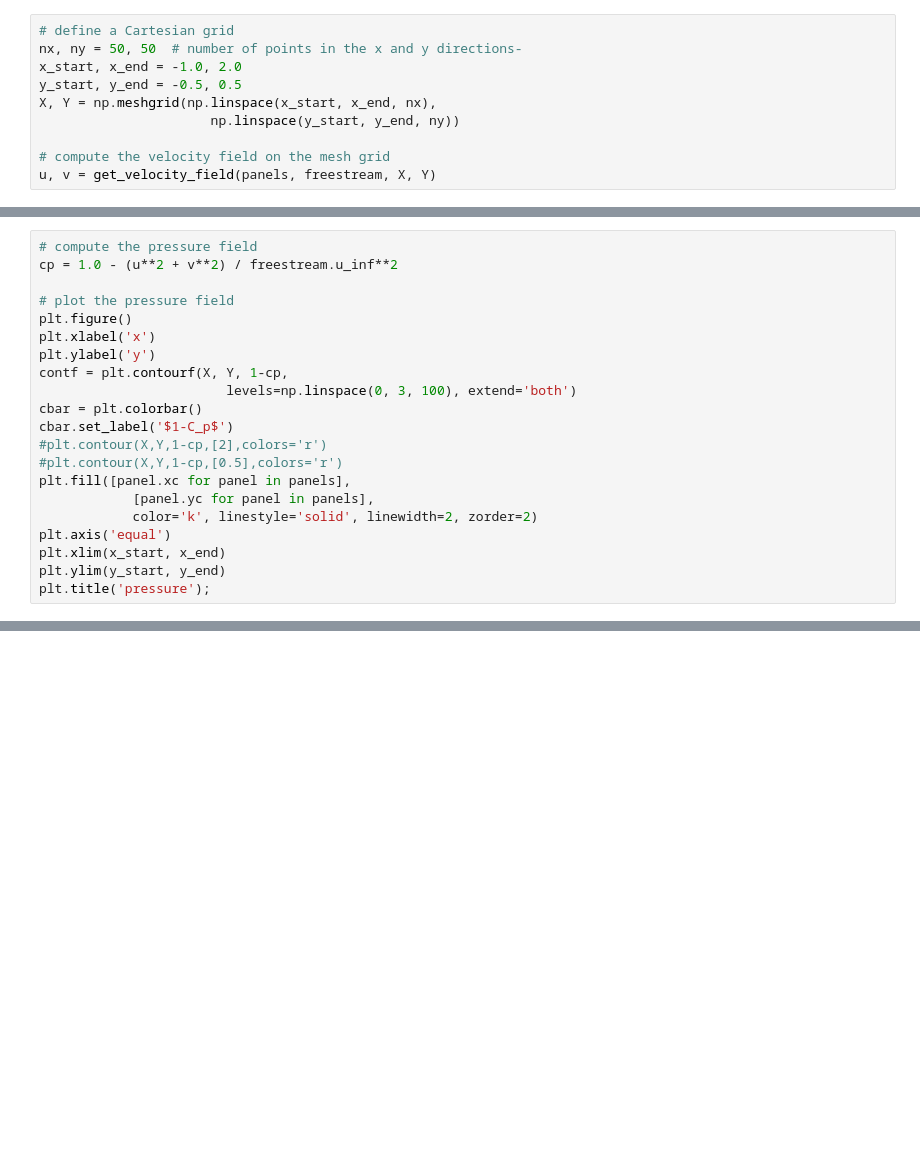
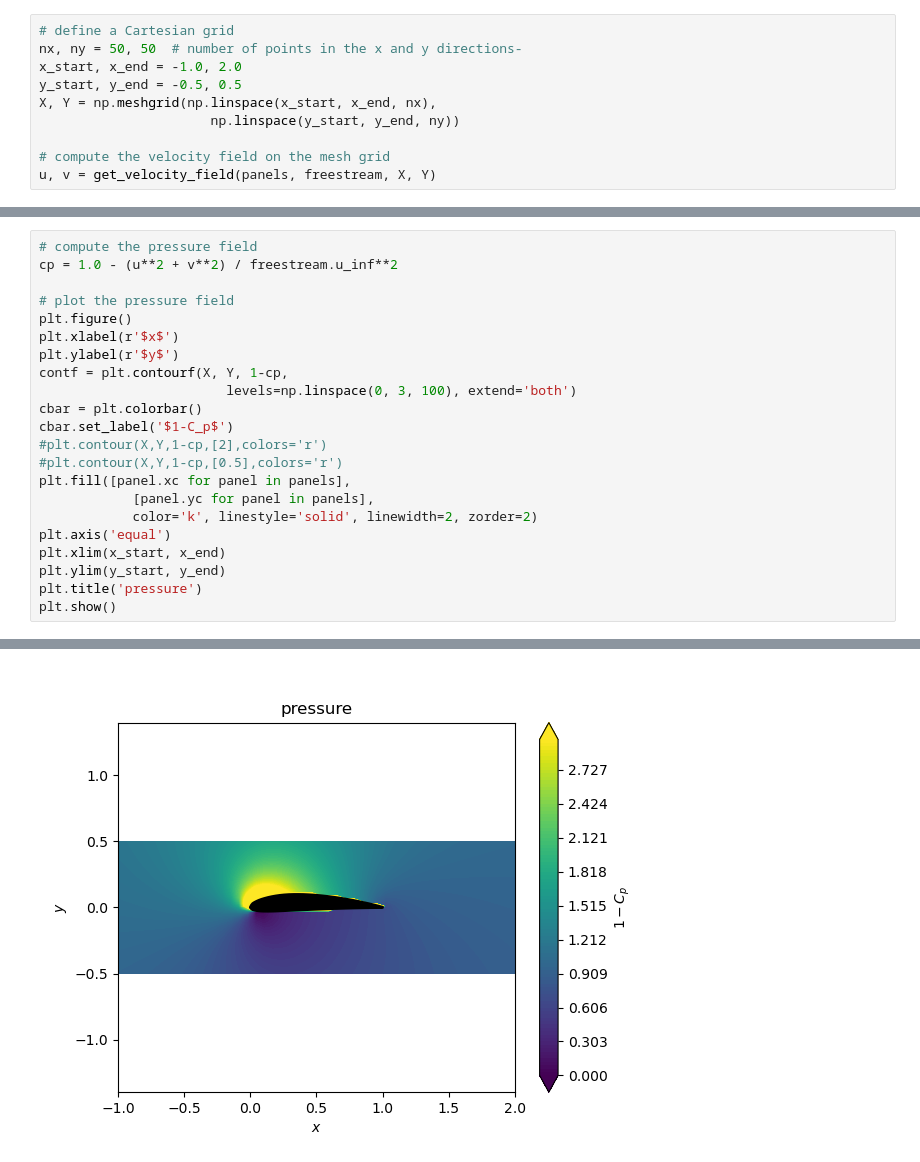
Before and after one commit to pschlatt1/notebooks, a Jupyter notebook: nacaprofile.ipynb, the cells around one changed output, grey strips where cells are left out. Drawn from its saved outputs; the diff is of its cells as text; blank space fills up the shorter version.

```diff
--- a/nacaprofile.ipynb
+++ b/nacaprofile.ipynb
@@ -555,8 +588,8 @@ cp = 1.0 - (u**2 + v**2) / freestream.u_inf**2
 
 # plot the pressure field
 plt.figure()
-plt.xlabel('x')
-plt.ylabel('y')
+plt.xlabel(r'$x$')
+plt.ylabel(r'$y$')
 contf = plt.contourf(X, Y, 1-cp,
                         levels=np.linspace(0, 3, 100), extend='both')
 cbar = plt.colorbar()
@@ -569,5 +602,6 @@ plt.fill([panel.xc for panel in panels],
 plt.axis('equal')
 plt.xlim(x_start, x_end)
 plt.ylim(y_start, y_end)
-plt.title('pressure');
+plt.title('pressure')
+plt.show()
 # %% [output]
@@ -575,0 +608 @@ plt.title('pressure');
+[figure, added]
```
Also changed, not shown: parts of 27 cells of this notebook.
